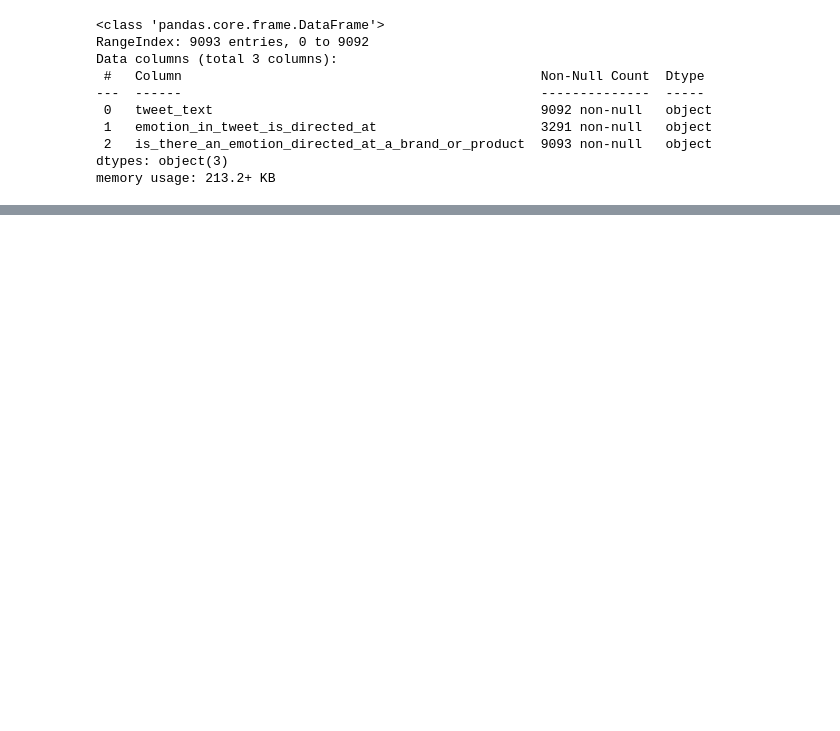
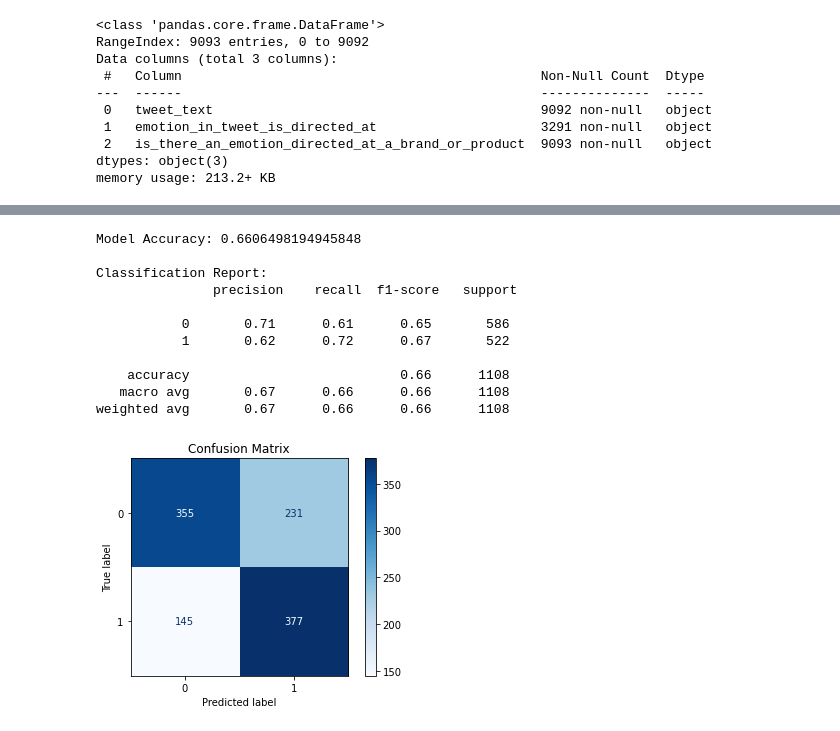
Before and after one commit to jaredlil/project-4-twitter-sentiment, a Jupyter notebook: Untitled1.ipynb, the cells around one changed output, grey strips where cells are left out. Cells and saved outputs as stored; diff of their text form; code cells hidden in the pictures; blank space fills up the shorter version.

```diff
--- a/Untitled1.ipynb
+++ b/Untitled1.ipynb
@@ -113,0 +267,30 @@ NameError: name 'MultinomialNB' is not defined
+# %%
+mnb_y_hat = mnb.predict(X_val_vec)
+# %%
+# Print accuracy score
+print("Model Accuracy:", accuracy_score(y_val, mnb_y_hat))
+
+# Print classification report
+print("\nClassification Report:\n", classification_report(y_val, mnb_y_hat))
+
+# Confusion Matrix
+cm = confusion_matrix(y_val, mnb_y_hat)
+disp = ConfusionMatrixDisplay(confusion_matrix=cm, display_labels=dt_model.classes_)
+disp.plot(cmap='Blues')
+
+# Show the plot
+plt.title("Confusion Matrix")
+plt.show()
+# %% [output]
+Model Accuracy: 0.6606498194945848
+
+Classification Report:
+               precision    recall  f1-score   support
+
+           0       0.71      0.61      0.65       586
+           1       0.62      0.72      0.67       522
+
+    accuracy                           0.66      1108
+   macro avg       0.67      0.66      0.66      1108
+weighted avg       0.67      0.66      0.66      1108
+[figure, added]
```
Also changed, not shown: parts of 28 cells of this notebook, 2 other files.
